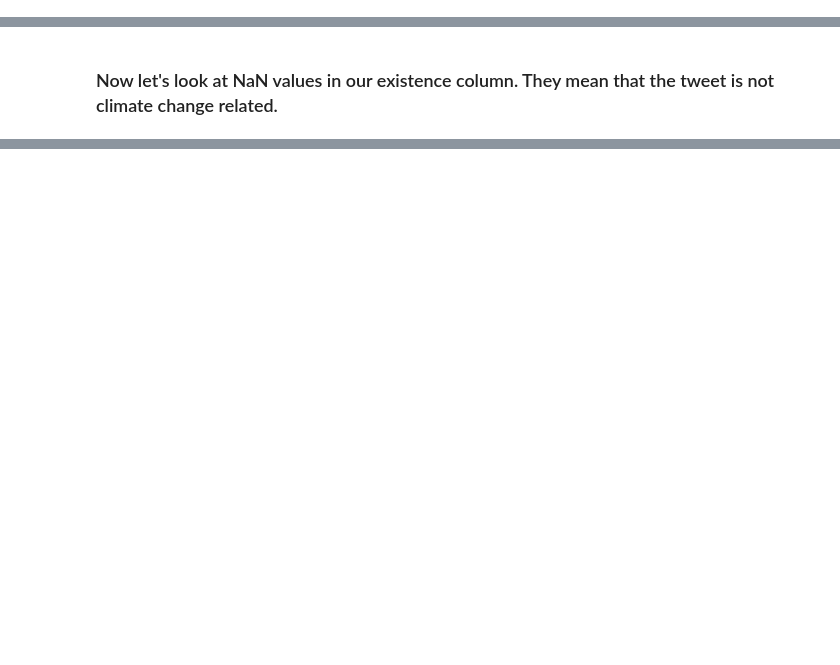
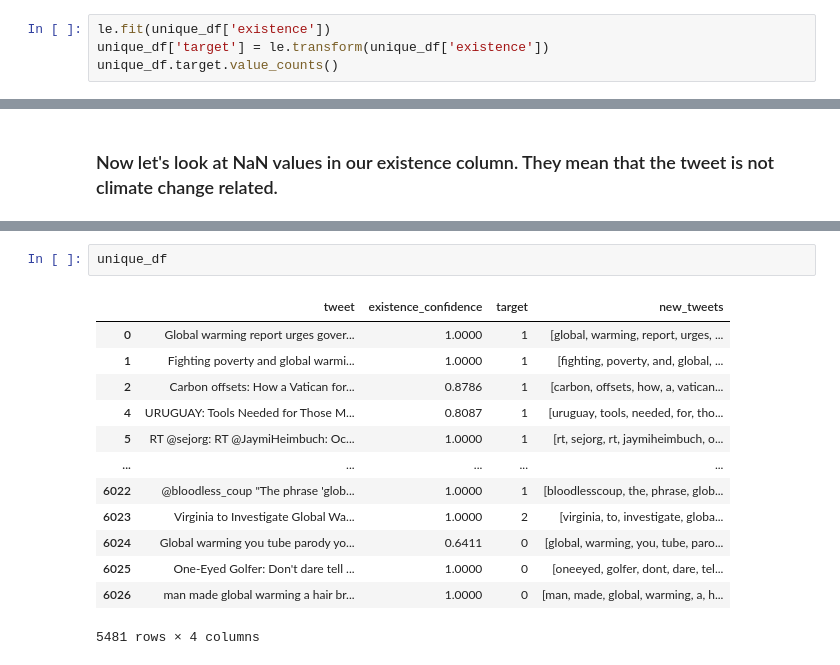
Before and after one commit to pleasecallmejax/NLP-Sentiment-Classification, a Jupyter notebook: Preliminary EDA Notebook.ipynb, the cells around one changed output, grey strips where cells are left out. Saved outputs shown, nothing was run; the diff lists cells and outputs as text; blank space fills up the shorter version.

```diff
--- a/Preliminary EDA Notebook.ipynb
+++ b/Preliminary EDA Notebook.ipynb
@@ -159,0 +166,4 @@ cv = CountVectorizer(stop_words=cust_sw)
+# %%
+le.fit(unique_df['existence'])
+unique_df['target'] = le.transform(unique_df['existence'])
+unique_df.target.value_counts()
@@ -188,0 +229,16 @@ unique_df.existence.isna().sum()
+# %%
+unique_df
+# %% [output]
+|  | tweet | existence_confidence | target | new_tweets |
+| 0 | Global warming report urges gover... | 1.0000 | 1 | [global, warming, report, urges, ... |
+| 1 | Fighting poverty and global warmi... | 1.0000 | 1 | [fighting, poverty, and, global, ... |
+| 2 | Carbon offsets: How a Vatican for... | 0.8786 | 1 | [carbon, offsets, how, a, vatican... |
+| 4 | URUGUAY: Tools Needed for Those M... | 0.8087 | 1 | [uruguay, tools, needed, for, tho... |
+| 5 | RT @sejorg: RT @JaymiHeimbuch: Oc... | 1.0000 | 1 | [rt, sejorg, rt, jaymiheimbuch, o... |
+| ... | ... | ... | ... | ... |
+| 6022 | @bloodless_coup "The phrase 'glob... | 1.0000 | 1 | [bloodlesscoup, the, phrase, glob... |
+| 6023 | Virginia to Investigate Global Wa... | 1.0000 | 2 | [virginia, to, investigate, globa... |
+| 6024 | Global warming you tube parody yo... | 0.6411 | 0 | [global, warming, you, tube, paro... |
+| 6025 | One-Eyed Golfer: Don't dare tell ... | 1.0000 | 0 | [oneeyed, golfer, dont, dare, tel... |
+| 6026 | man made global warming a hair br... | 1.0000 | 0 | [man, made, global, warming, a, h... |
+5481 rows × 4 columns
```
Also changed, not shown: parts of 26 cells of this notebook, 2 other files.
